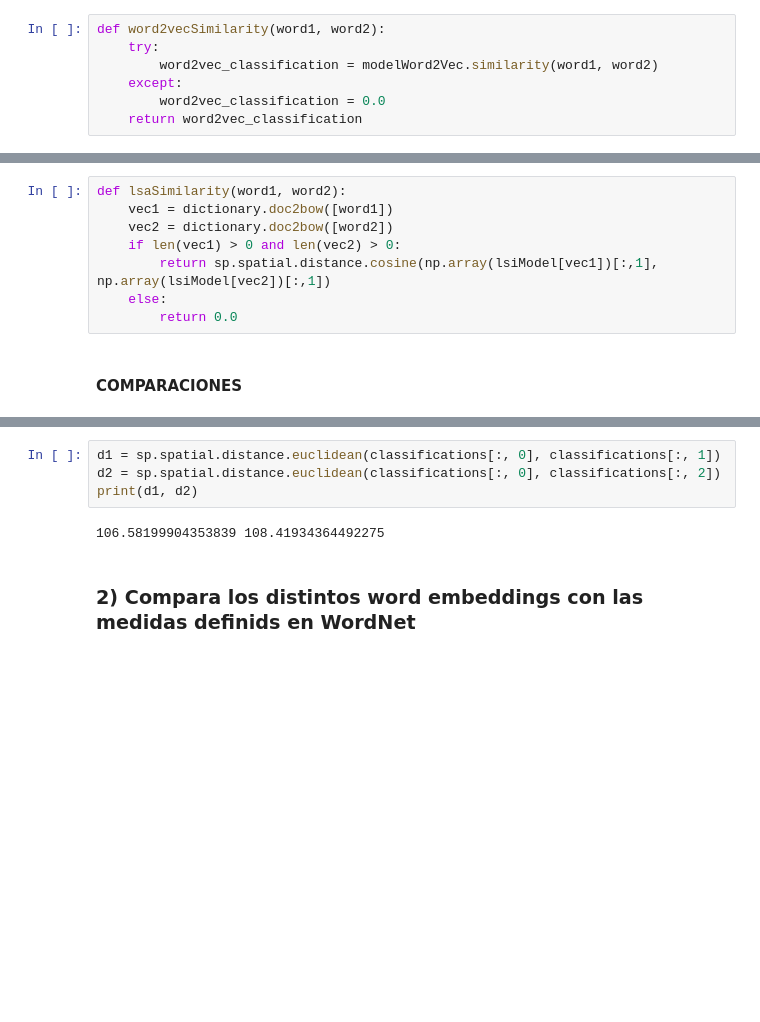
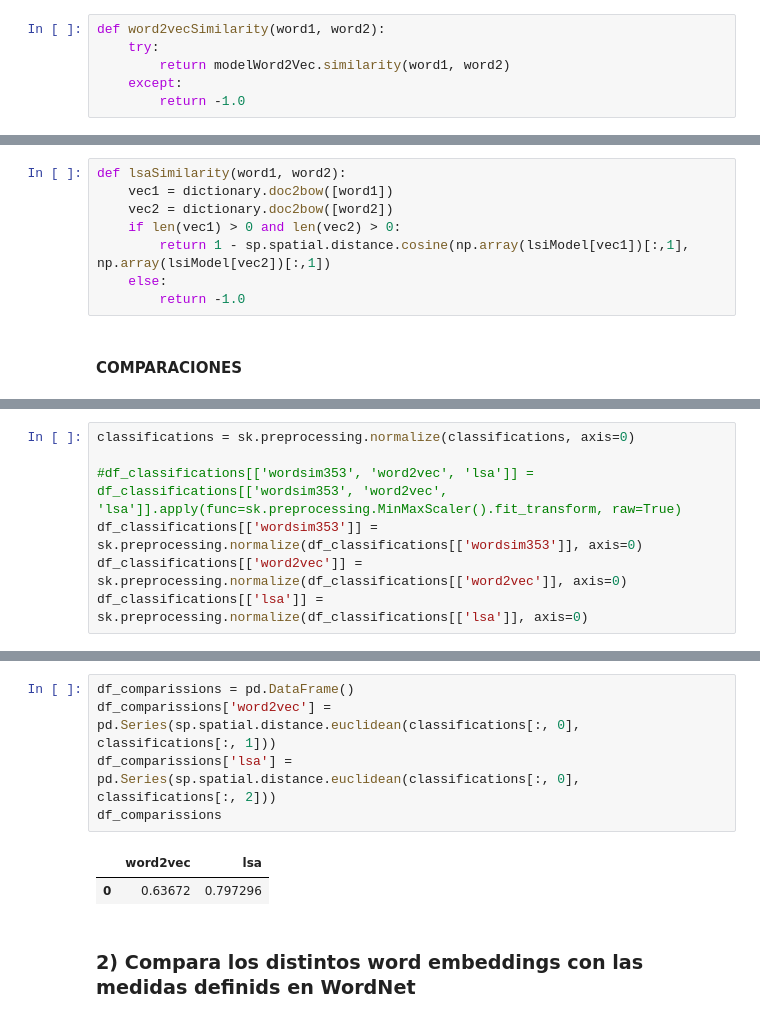
Before and after one commit to MascittiJA/CienciaDatos, a Jupyter notebook: tp6/tp6.ipynb, the cells around one changed output, grey strips where cells are left out. Saved outputs shown, nothing was run; the diff lists cells and outputs as text; blank space fills up the shorter version.

```diff
--- a/tp6/tp6.ipynb
+++ b/tp6/tp6.ipynb
@@ -394,10 +398,9 @@ modelWord2Vec = word2vec.Word2Vec(docs_words.values(), size=100, window=5, min_c
 # %%
 def word2vecSimilarity(word1, word2):
     try:
-        word2vec_classification = modelWord2Vec.similarity(word1, word2)
+        return modelWord2Vec.similarity(word1, word2)
     except:
-        word2vec_classification = 0.0
-    return word2vec_classification
+        return -1.0
 # %% [markdown]
 ##### LSI
 # %%
@@ -409,8 +412,8 @@ def lsaSimilarity(word1, word2):
     vec1 = dictionary.doc2bow([word1])
     vec2 = dictionary.doc2bow([word2])
     if len(vec1) > 0 and len(vec2) > 0:
-        return sp.spatial.distance.cosine(np.array(lsiModel[vec1])[:,1], np.array(lsiModel[vec2])[:,1])
+        return 1 - sp.spatial.distance.cosine(np.array(lsiModel[vec1])[:,1], np.array(lsiModel[vec2])[:,1])
     else:
-        return 0.0
+        return -1.0
 # %% [markdown]
 #### COMPARACIONES
@@ -434,0 +433,7 @@ array([[  6.77000000e+00,   8.83679949e-01,   1.27531246e-01],
+# %%
+classifications = sk.preprocessing.normalize(classifications, axis=0)
+
+#df_classifications[['wordsim353', 'word2vec', 'lsa']] = df_classifications[['wordsim353', 'word2vec', 'lsa']].apply(func=sk.preprocessing.MinMaxScaler().fit_transform, raw=True)
+df_classifications[['wordsim353']] = sk.preprocessing.normalize(df_classifications[['wordsim353']], axis=0)
+df_classifications[['word2vec']] = sk.preprocessing.normalize(df_classifications[['word2vec']], axis=0)
+df_classifications[['lsa']] = sk.preprocessing.normalize(df_classifications[['lsa']], axis=0)
@@ -435,8 +477,10 @@ array([[  6.77000000e+00,   8.83679949e-01,   1.27531246e-01],
 # %%
-d1 = sp.spatial.distance.euclidean(classifications[:, 0], classifications[:, 1])
-d2 = sp.spatial.distance.euclidean(classifications[:, 0], classifications[:, 2])
-print(d1, d2)
+df_comparissions = pd.DataFrame()
+df_comparissions['word2vec'] = pd.Series(sp.spatial.distance.euclidean(classifications[:, 0], classifications[:, 1]))
+df_comparissions['lsa'] = pd.Series(sp.spatial.distance.euclidean(classifications[:, 0], classifications[:, 2]))
+df_comparissions
 # %% [output]
-106.58199904353839 108.41934364492275
+|  | word2vec | lsa |
+| 0 | 0.63672 | 0.797296 |
 # %% [markdown]
 ### 2) Compara los distintos word embeddings con las medidas definids en WordNet
```
Also changed, not shown: parts of 8 cells of this notebook.
